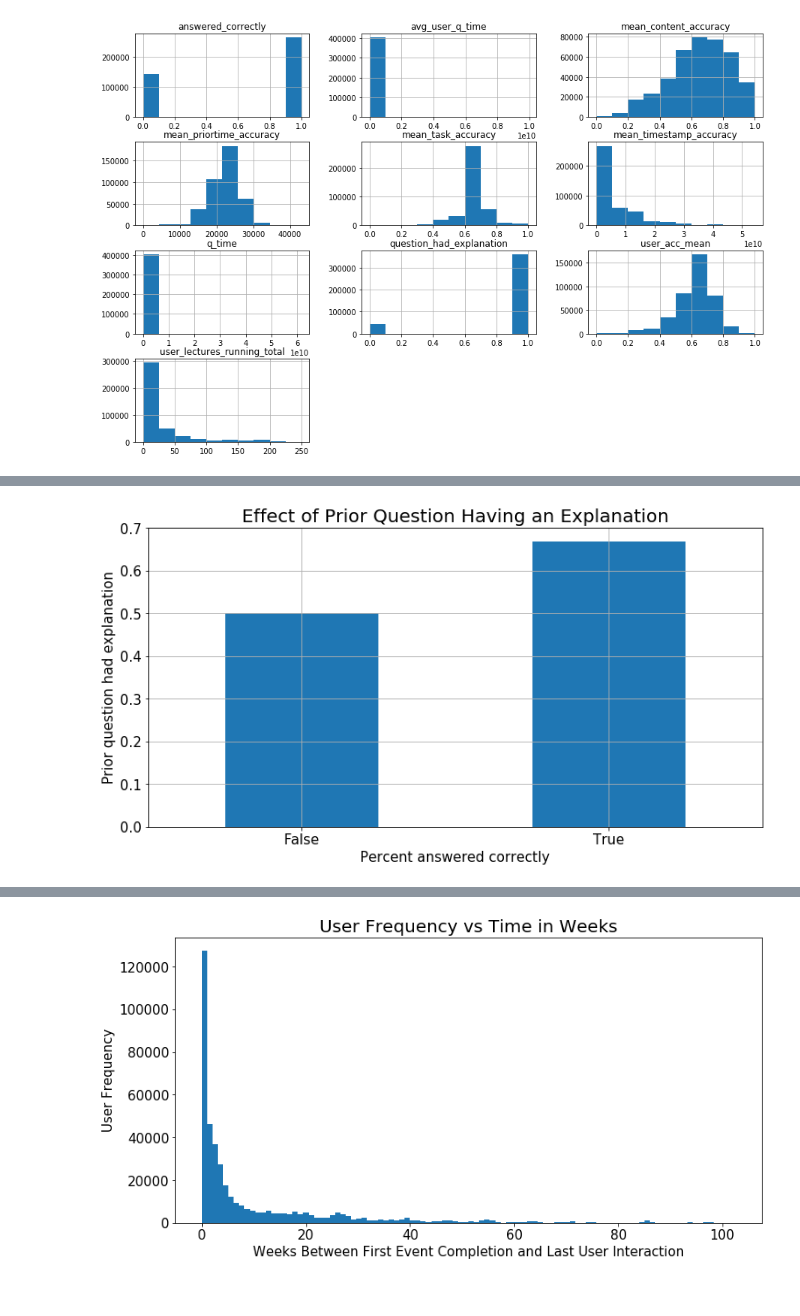
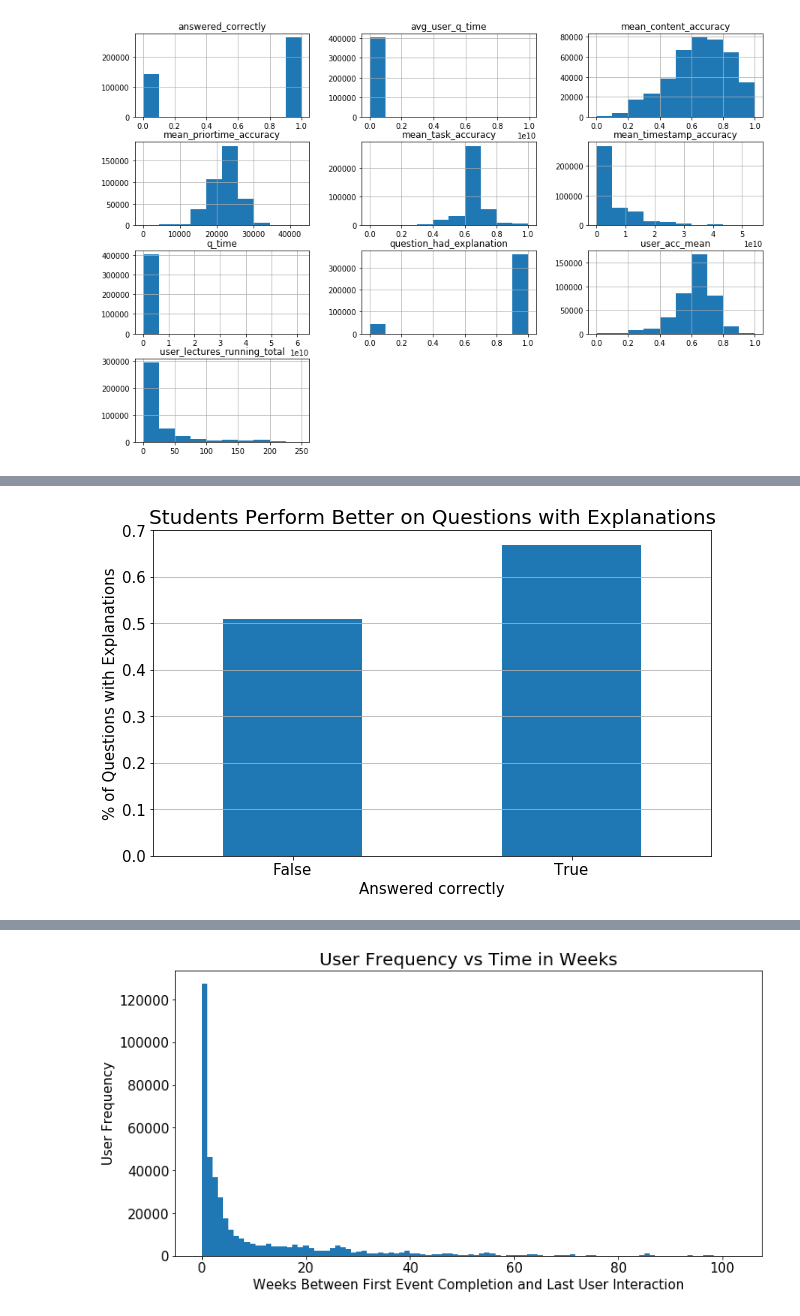
Before and after one commit to Riiid-Team/AI-Learning, a Jupyter notebook: MVP.ipynb, the cells around one changed output, grey strips where cells are left out. Cells and saved outputs as stored; diff of their text form; code cells hidden in the pictures.

```diff
--- a/MVP.ipynb
+++ b/MVP.ipynb
@@ -223,18 +247,30 @@ plt.show()
 # %%
 # Answered Correctly vs Prior Question Had Explanation
-prior_question = df_train[df_train.answered_correctly != -1].groupby(['prior_question_had_explanation']).agg({'answered_correctly': ['mean', 'count']})
+prior_question = train.groupby(['question_had_explanation']).agg({'answered_correctly': ['mean', 'count']})
 prior_question = prior_question .iloc[:,0]
 
-plt.figure(figsize=(12,6))
+plt.figure(figsize=(10,6))
 prior_question.plot.bar(grid=True)
-plt.title("Effect of Prior Question Having an Explanation",fontsize=20)
-plt.xlabel("Percent answered correctly",fontsize=15)
-plt.ylabel("Prior question had explanation",fontsize=15)
-plt.xticks(rotation=0,fontsize=15)
+plt.title("Students Perform Better on Questions with Explanations",fontsize=20)
+plt.xlabel("Answered Correctly",fontsize=15)
+plt.ylabel("% of Questions with Explanations",fontsize=15)
+plt.xticks([0,1],labels=['False','True'],rotation=0,fontsize=15)
 plt.yticks(rotation=0,fontsize=15)
+plt.grid(axis='x')
 plt.show()
+
+
+df = pd.DataFrame({
+    'Answered': ['Growth', 'Value'],
+    'Weight': [0.10, 0.20],
+    'Variance': [0.15, 0.35]
+})
+fig, ax1 = pyplot.subplots(figsize=(10, 10))
+tidy = df.melt(id_vars='Factor').rename(columns=str.title)
+seaborn.barplot(x='Factor', y='Value', hue='Variable', data=tidy, ax=ax1)
+seaborn.despine(fig)
 # %% [output]
-[figure, old version]
+[figure, new version]
 # %%
 # Percentage of 'Users watched at least one lecture' vs 'Questions answered correct'
 user_lect = df_train.groupby(["user_id", "answered_correctly"]).size().unstack()
```
Also changed, not shown: parts of 34 cells of this notebook.
